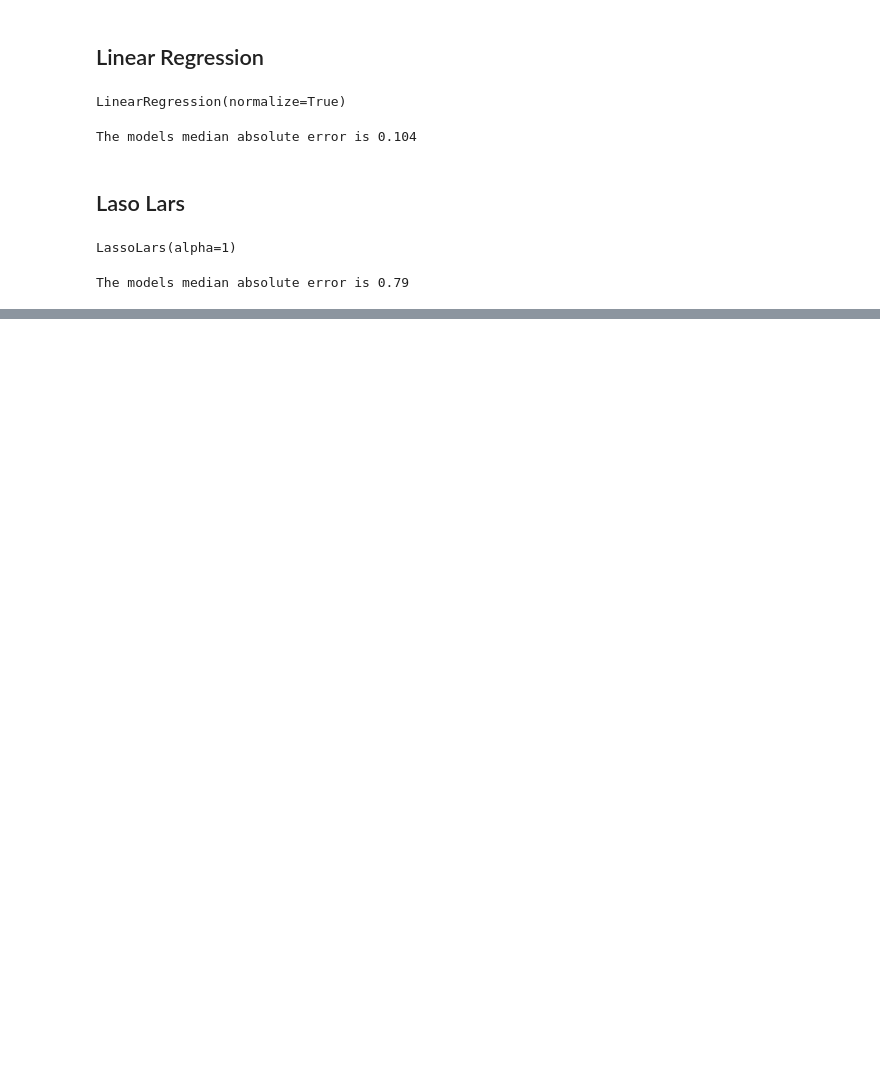
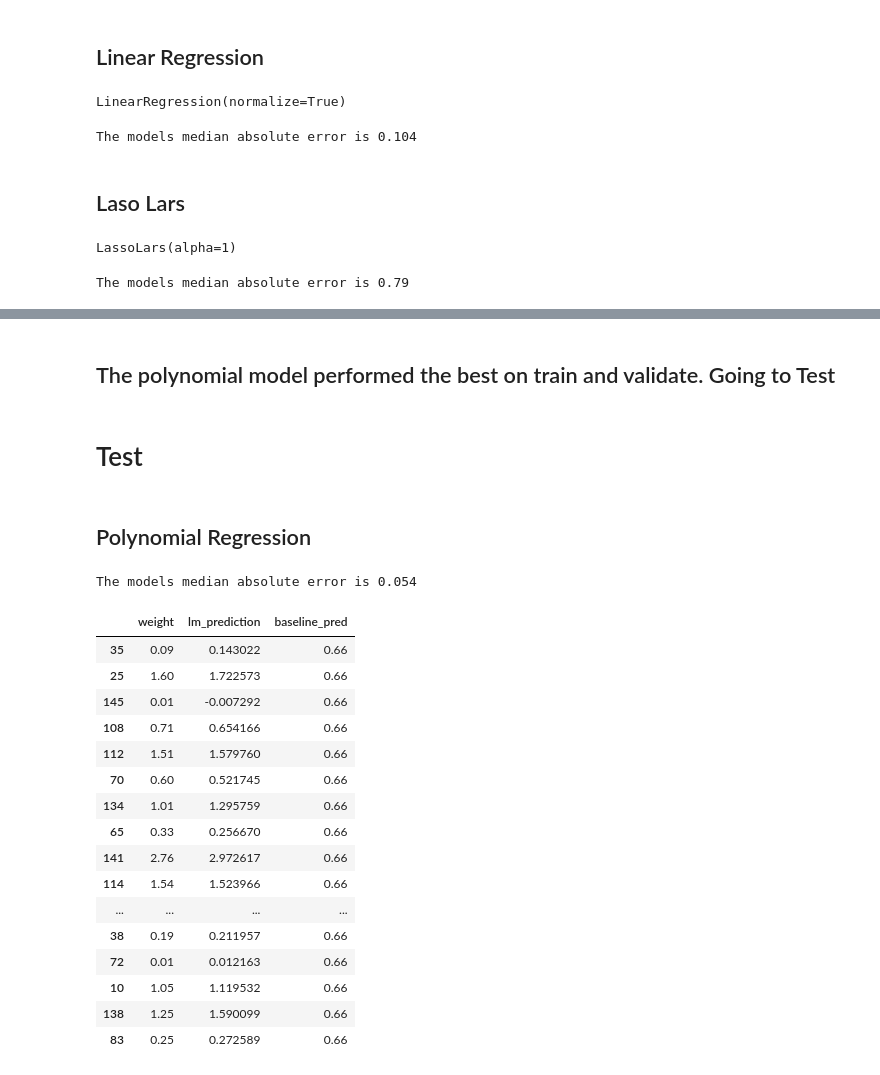
Before and after one commit to george887/estimating_fish_weights, a Jupyter notebook: modeling.ipynb, the cells around one changed output, grey strips where cells are left out. Saved outputs shown, nothing was run; the diff lists cells and outputs as text; code cells hidden in the pictures; blank space fills up the shorter version.

```diff
--- a/modeling.ipynb
+++ b/modeling.ipynb
@@ -244,0 +267,15 @@ The models median absolute error is 0.79
+# %% [markdown]
+## The polynomial model performed the best on train and validate. Going to Test
+# %% [markdown]
+# Test
+# %% [markdown]
+## Polynomial Regression
+# %%
+# New features squared
+X_test_squared = pf.transform(X_test_scaled)
+# Prediction of our Test set
+lm_squared_pred_t = lm_squared.predict(X_test_squared)
+lm_squared_mae_t = median_absolute_error(y_test, lm_squared_pred_t)
+print(f'The models median absolute error is {round(lm_squared_mae_t,3)}')
+# %% [output]
+The models median absolute error is 0.054
@@ -244,0 +285,20 @@ The models median absolute error is 0.79
+# %%
+y_test
+# %% [output]
+|  | weight | lm_prediction | baseline_pred |
+| 35 | 0.09 | 0.143022 | 0.66 |
+| 25 | 1.60 | 1.722573 | 0.66 |
+| 145 | 0.01 | -0.007292 | 0.66 |
+| 108 | 0.71 | 0.654166 | 0.66 |
+| 112 | 1.51 | 1.579760 | 0.66 |
+| 70 | 0.60 | 0.521745 | 0.66 |
+| 134 | 1.01 | 1.295759 | 0.66 |
+| 65 | 0.33 | 0.256670 | 0.66 |
+| 141 | 2.76 | 2.972617 | 0.66 |
+| 114 | 1.54 | 1.523966 | 0.66 |
+| ... | ... | ... | ... |
+| 38 | 0.19 | 0.211957 | 0.66 |
+| 72 | 0.01 | 0.012163 | 0.66 |
+| 10 | 1.05 | 1.119532 | 0.66 |
+| 138 | 1.25 | 1.590099 | 0.66 |
+| 83 | 0.25 | 0.272589 | 0.66 |
```
Also changed, not shown: parts of 10 cells of this notebook.
